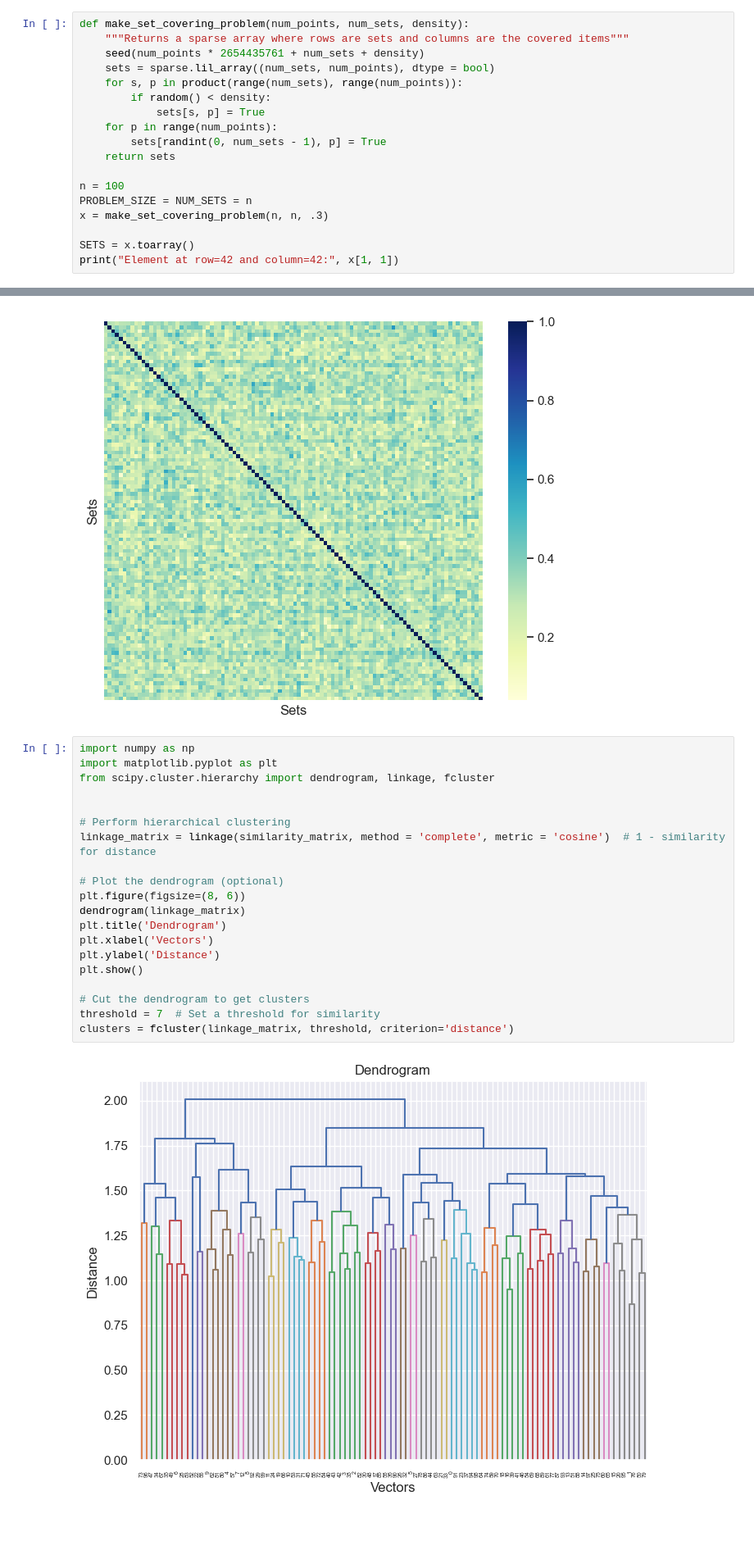
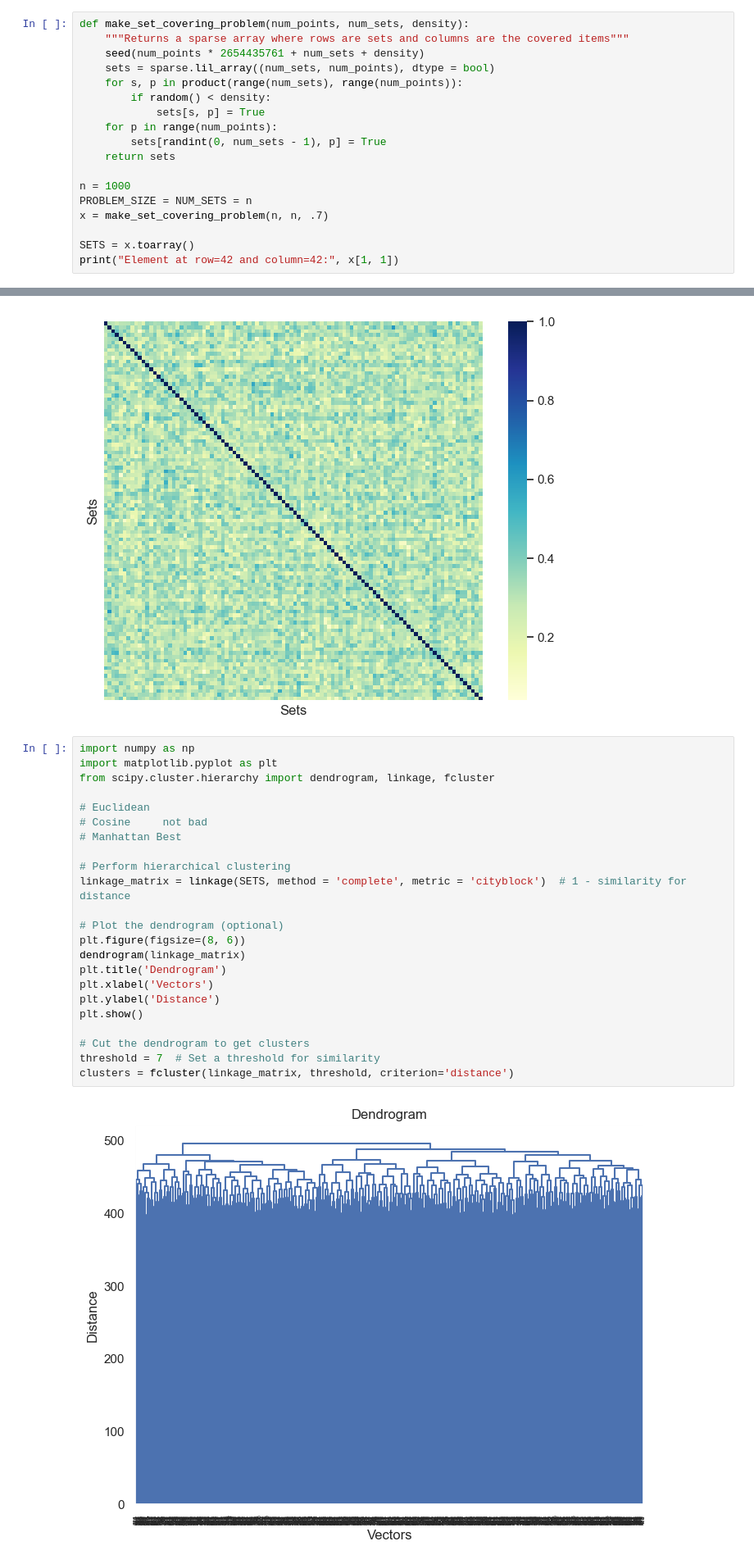
Before and after one commit to Mattizza/CompInt2324, a Jupyter notebook: Halloween_Challenge/Halloween.ipynb, the cells around one changed output, grey strips where cells are left out. Shown at 82% size. Cells and saved outputs as stored; diff of their text form; blank space fills up the shorter version.

Commit message:
tested manhattan distance, got best results so far

```diff
--- a/Halloween_Challenge/Halloween.ipynb
+++ b/Halloween_Challenge/Halloween.ipynb
@@ -34,9 +34,9 @@ def make_set_covering_problem(num_points, num_sets, density):
         sets[randint(0, num_sets - 1), p] = True
     return sets
 
-n = 100
+n = 1000
 PROBLEM_SIZE = NUM_SETS = n
-x = make_set_covering_problem(n, n, .3)
+x = make_set_covering_problem(n, n, .7)
 
 SETS = x.toarray()
 print("Element at row=42 and column=42:", x[1, 1])
@@ -61,25 +61,28 @@ plt.show()
 # %%
 import numpy as np
 import matplotlib.pyplot as plt
 from scipy.cluster.hierarchy import dendrogram, linkage, fcluster
 
+# Euclidean
+# Cosine     not bad
+# Manhattan Best
 
 # Perform hierarchical clustering
-linkage_matrix = linkage(similarity_matrix, method = 'complete', metric = 'cosine')  # 1 - similarity for distance
+linkage_matrix = linkage(SETS, method = 'complete', metric = 'cityblock')  # 1 - similarity for distance
 
 # Plot the dendrogram (optional)
 plt.figure(figsize=(8, 6))
 dendrogram(linkage_matrix)
 plt.title('Dendrogram')
 plt.xlabel('Vectors')
 plt.ylabel('Distance')
 plt.show()
 
 # Cut the dendrogram to get clusters
 threshold = 7  # Set a threshold for similarity
 clusters = fcluster(linkage_matrix, threshold, criterion='distance')
 # %% [output]
-[figure, old version]
+[figure, new version]
 # %%
 # TRADE-OFF between cost and number of calls (0.3 density)
 # threshold = 6.5   # missing_steps = 50    # n = 100
```
Also changed, not shown: parts of 6 cells of this notebook, 1 other file.
